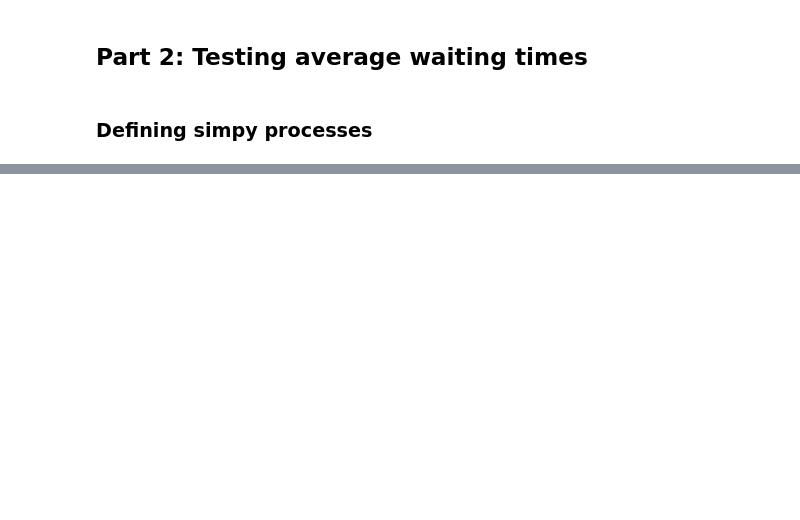
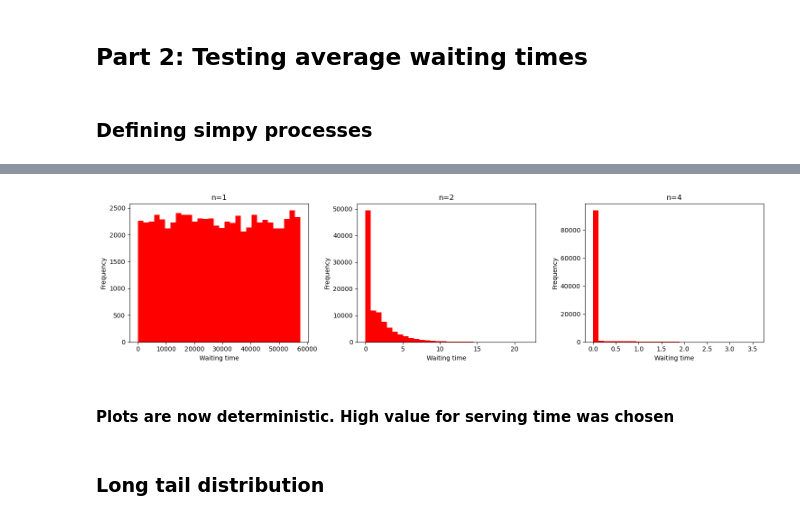
Before and after one commit to AleksSliw/Stochastic-modelling, a Jupyter notebook: assignment2.ipynb, the cells around one changed output, grey strips where cells are left out. Saved outputs shown, nothing was run; the diff lists cells and outputs as text; code cells hidden in the pictures; blank space fills up the shorter version.

```diff
--- a/assignment2.ipynb
+++ b/assignment2.ipynb
@@ -98,0 +125,32 @@ print(f"who does the harder question? {random.choice(lst)}!")
+# %%
+lst_md = []
+
+for n in ns:
+    env = simpy.Environment()
+    counter = simpy.Resource(env, capacity=n)
+    time_logger = Logger(env)
+    proc = env.process(customer_generator_md(env, landa, mu, n_samples, time_logger)) #USING THE SAME PARAMETERS DEFINED ABOVE
+    env.run(until=proc)
+    lst_md.append(time_logger.waiting_times) #A list of waiting times for each customer in each simulation 1
+# %%
+# Creating a figure with three subplots
+fig, axs = plt.subplots(1, 3, figsize=(15, 4))
+
+# Plotting each histogram in a separate subplot
+for indx, t in enumerate(lst_md):
+    axs[indx].hist(t, density = False, bins = 30, color= 'r')
+    axs[indx].set_title(f"n={ns[indx]}")
+    axs[indx].set_xlabel('Waiting time')
+    axs[indx].set_ylabel('Frequency')
+
+# Adjusting layout
+plt.tight_layout()
+
+# Display the subplots
+plt.show()
+# %% [output]
+[figure, added]
+# %% [markdown]
+#### Plots are now deterministic. High value for serving time was chosen
+# %% [markdown]
+### Long tail distribution
```
Also changed, not shown: parts of 7 cells of this notebook.
